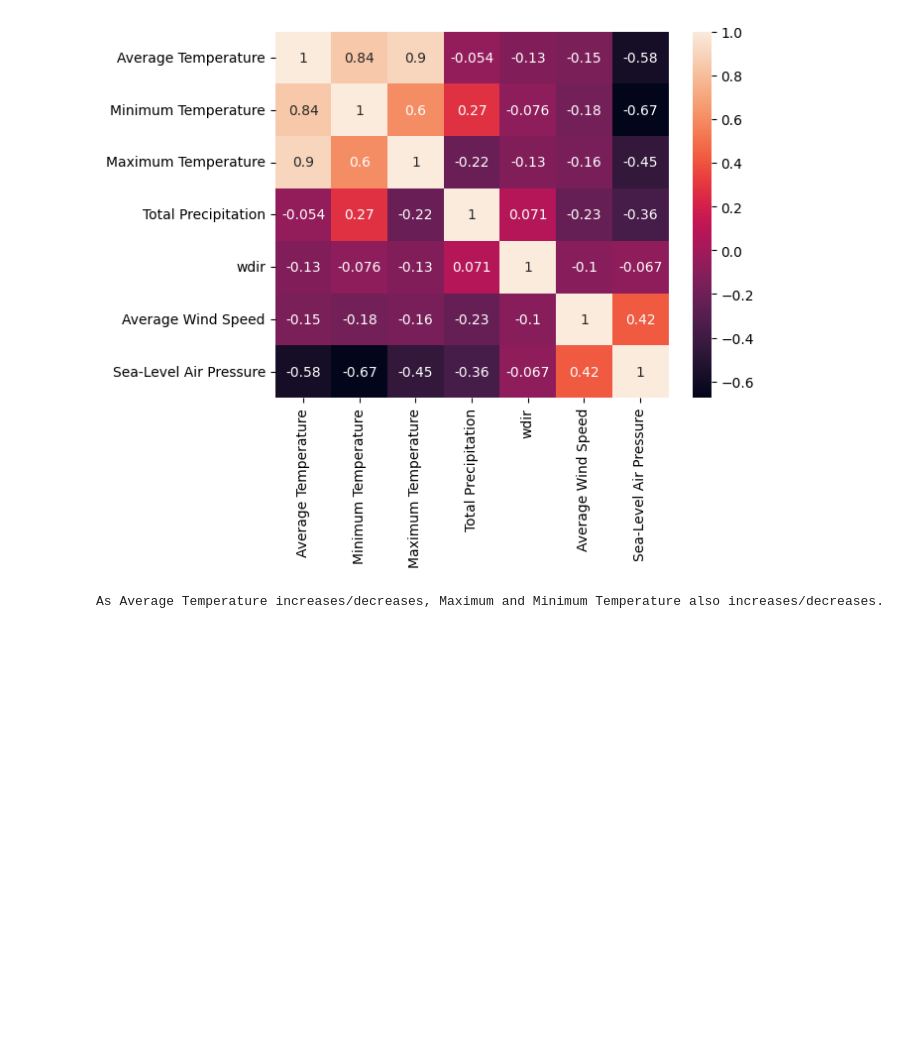
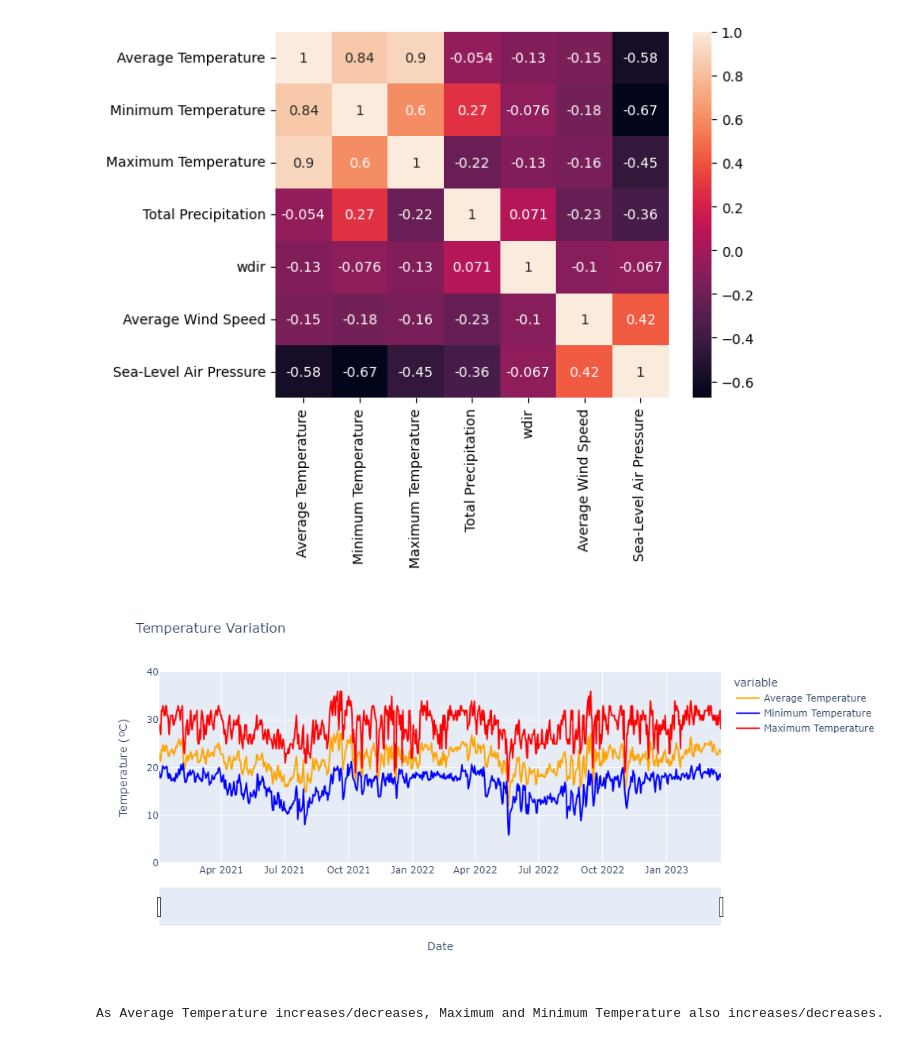
Before and after one commit to gutessitore/WeatherPrediction, a Jupyter notebook: EDA.ipynb, the cells around one changed output. Cells and saved outputs as stored; diff of their text form; code cells hidden in the pictures; blank space fills up the shorter version.

```diff
--- a/EDA.ipynb
+++ b/EDA.ipynb
@@ -68,16 +80,19 @@ The strongest correlations with Average Temperature ---> Minimun and Maximum Tem
 # %%
 fig = px.line(df, x='Date', y=['Average Temperature', 'Minimum Temperature', 'Maximum Temperature'],
               color_discrete_sequence=["orange", "blue", "red"],
-              title='Temperature Variation')
+              title='Temperature Variation',
+             height = 500, width = 1000)
 
 fig.update_layout(xaxis_title = 'Date',
                   yaxis_title = 'Temperature (ºC)' )
 
 fig.update_yaxes(range=[0, 40])
 fig.update_xaxes(rangeslider_visible=True)
 
-fig.show()
+fig.show(renderer = 'png')
+#fig.show() ---> run in interactive mode
 
 print('As Average Temperature increases/decreases, Maximum and Minimum Temperature also increases/decreases.')
 # %% [output]
+[figure, added]
 As Average Temperature increases/decreases, Maximum and Minimum Temperature also increases/decreases.
```
Also changed, not shown: parts of 1 cell of this notebook.
